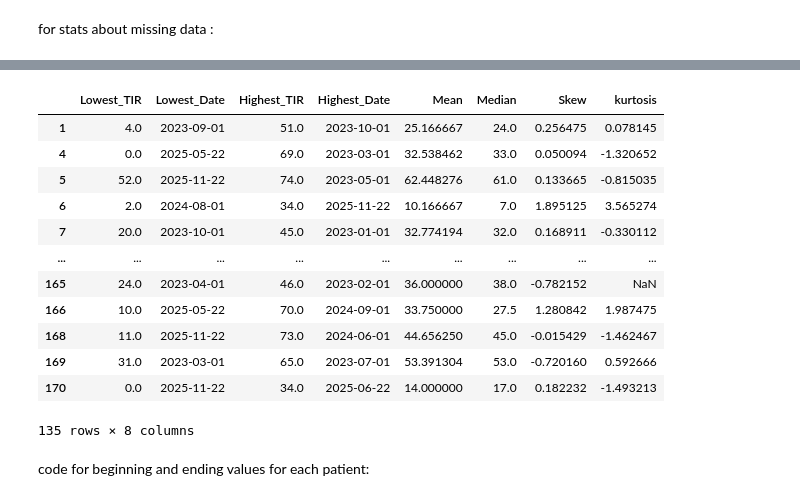
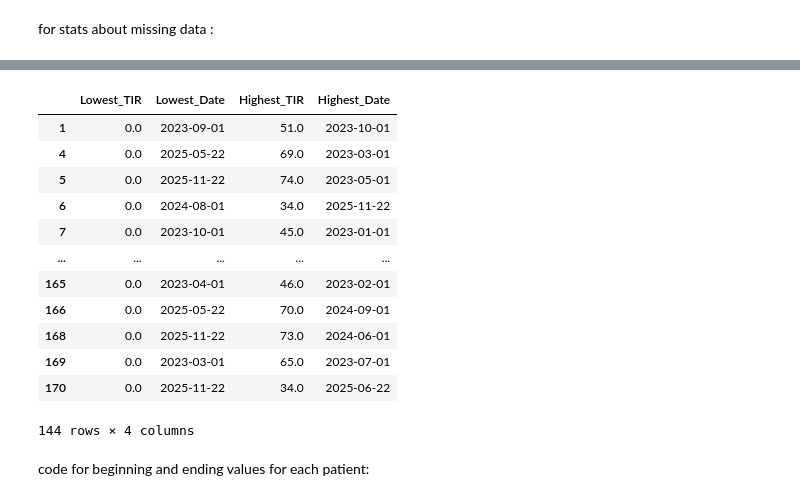
Before and after one commit to eeshakhawaja/thesis, a Jupyter notebook: data_set_thesis.ipynb, the cells around one changed output, grey strips where cells are left out. Saved outputs shown, nothing was run; the diff lists cells and outputs as text; code cells hidden in the pictures.

```diff
--- a/data_set_thesis.ipynb
+++ b/data_set_thesis.ipynb
@@ -412,32 +369,28 @@ Length: 136, dtype: object
 # %%
 
-# minimum and maximum values for each patient (column)
-patient_based_TIR_stats= pd.DataFrame({
-    'Lowest_TIR': df_patient_vals.min(),
+ # minimum and maximum values for each patient (column)
+patient_based_TIR_stats = pd.DataFrame({
+    'Lowest_TIR': df_patient_vals.min(axis=None),
     'Lowest_Date': df_patient_vals.idxmin(),
     'Highest_TIR': df_patient_vals.max(),
     'Highest_Date': df_patient_vals.idxmax(),
-    'Mean':df_patient_vals.mean(),
-    'Median':df_patient_vals.median(),
-    'Skew':df_patient_vals.skew(),
-    'kurtosis':df_patient_vals.kurt()
 })
 
 patient_based_TIR_stats
 # %% [output]
-|  | Lowest_TIR | Lowest_Date | Highest_TIR | Highest_Date | Mean | Median | Skew | kurtosis |
-| 1 | 4.0 | 2023-09-01 | 51.0 | 2023-10-01 | 25.166667 | 24.0 | 0.256475 | 0.078145 |
-| 4 | 0.0 | 2025-05-22 | 69.0 | 2023-03-01 | 32.538462 | 33.0 | 0.050094 | -1.320652 |
-| 5 | 52.0 | 2025-11-22 | 74.0 | 2023-05-01 | 62.448276 | 61.0 | 0.133665 | -0.815035 |
-| 6 | 2.0 | 2024-08-01 | 34.0 | 2025-11-22 | 10.166667 | 7.0 | 1.895125 | 3.565274 |
-| 7 | 20.0 | 2023-10-01 | 45.0 | 2023-01-01 | 32.774194 | 32.0 | 0.168911 | -0.330112 |
-| ... | ... | ... | ... | ... | ... | ... | ... | ... |
-| 165 | 24.0 | 2023-04-01 | 46.0 | 2023-02-01 | 36.000000 | 38.0 | -0.782152 | NaN |
-| 166 | 10.0 | 2025-05-22 | 70.0 | 2024-09-01 | 33.750000 | 27.5 | 1.280842 | 1.987475 |
-| 168 | 11.0 | 2025-11-22 | 73.0 | 2024-06-01 | 44.656250 | 45.0 | -0.015429 | -1.462467 |
-| 169 | 31.0 | 2023-03-01 | 65.0 | 2023-07-01 | 53.391304 | 53.0 | -0.720160 | 0.592666 |
-| 170 | 0.0 | 2025-11-22 | 34.0 | 2025-06-22 | 14.000000 | 17.0 | 0.182232 | -1.493213 |
+|  | Lowest_TIR | Lowest_Date | Highest_TIR | Highest_Date |
+| 1 | 0.0 | 2023-09-01 | 51.0 | 2023-10-01 |
+| 4 | 0.0 | 2025-05-22 | 69.0 | 2023-03-01 |
+| 5 | 0.0 | 2025-11-22 | 74.0 | 2023-05-01 |
+| 6 | 0.0 | 2024-08-01 | 34.0 | 2025-11-22 |
+| 7 | 0.0 | 2023-10-01 | 45.0 | 2023-01-01 |
+| ... | ... | ... | ... | ... |
+| 165 | 0.0 | 2023-04-01 | 46.0 | 2023-02-01 |
+| 166 | 0.0 | 2025-05-22 | 70.0 | 2024-09-01 |
+| 168 | 0.0 | 2025-11-22 | 73.0 | 2024-06-01 |
+| 169 | 0.0 | 2023-03-01 | 65.0 | 2023-07-01 |
+| 170 | 0.0 | 2025-11-22 | 34.0 | 2025-06-22 |
-135 rows × 8 columns
+144 rows × 4 columns
 # %% [markdown]
 code for beginning and ending values for each patient:
 # %%
```
Also changed, not shown: parts of 53 cells of this notebook, 3 other files.
